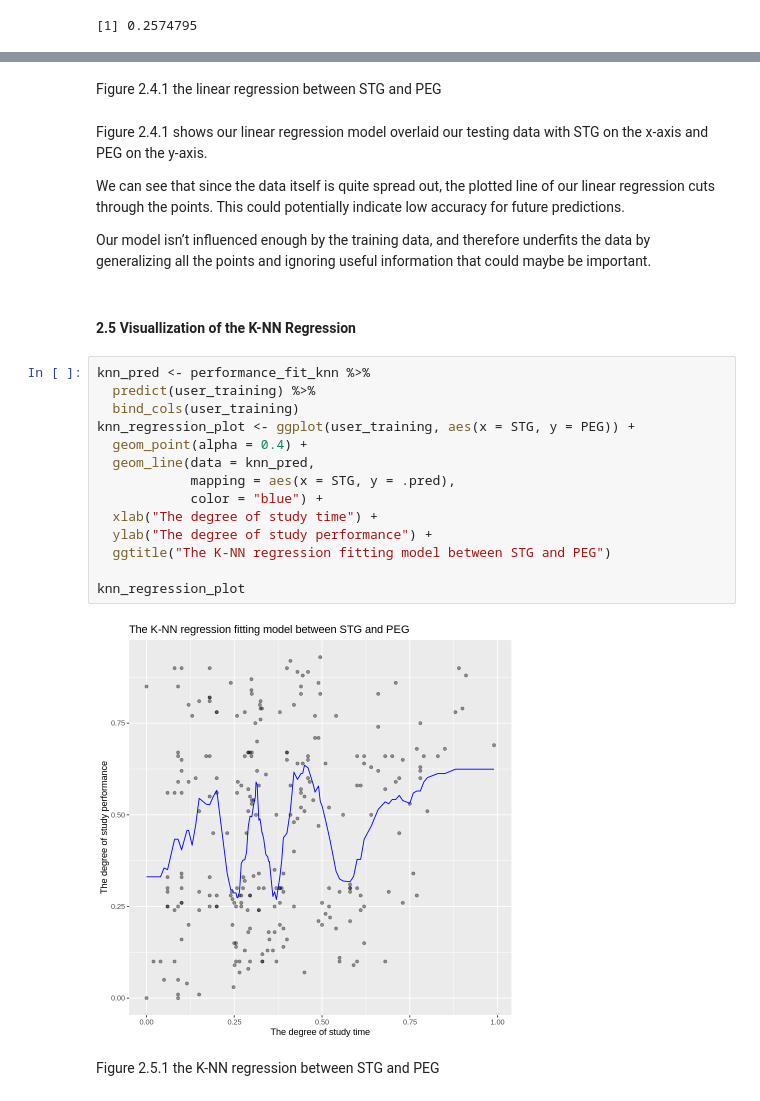
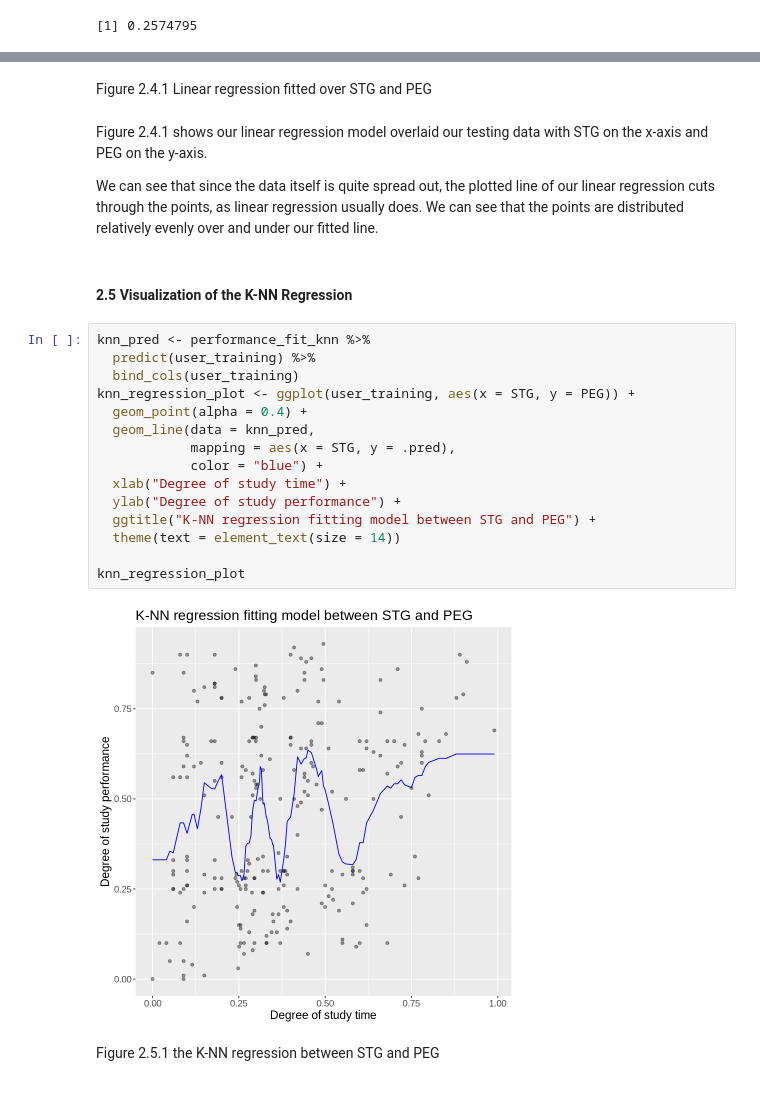
Before and after one commit to snowwang99/DSCI100_group32_project, a Jupyter notebook: DSCI100_Group32_Report.ipynb, the cells around one changed output, grey strips where cells are left out. Drawn from its saved outputs; the diff is of its cells as text.

```diff
--- a/DSCI100_Group32_Report.ipynb
+++ b/DSCI100_Group32_Report.ipynb
@@ -494,30 +493,28 @@ lm_predictions
 # %% [markdown]
-Figure 2.4.1 the linear regression between STG and PEG
+Figure 2.4.1 Linear regression fitted over STG and PEG
 # %% [markdown]
 Figure 2.4.1 shows our linear regression model overlaid our testing data with STG on the x-axis and PEG on the y-axis.
 
-We can see that since the data itself is quite spread out, the plotted line of our linear regression cuts through the points.
-This could potentially indicate low accuracy for future predictions.
-
-Our model isn’t influenced enough by the training data, and therefore underfits the data by generalizing all the points and ignoring useful information that could maybe be important.
+We can see that since the data itself is quite spread out, the plotted line of our linear regression cuts through the points, as linear regression usually does. We can see that the points are distributed relatively evenly over and under our fitted line.
 # %% [markdown]
-#### 2.5 Visuallization of the K-NN Regression
+#### 2.5 Visualization of the K-NN Regression
 # %%
 knn_pred <- performance_fit_knn %>%
   predict(user_training) %>%
   bind_cols(user_training)
 knn_regression_plot <- ggplot(user_training, aes(x = STG, y = PEG)) +
   geom_point(alpha = 0.4) +
   geom_line(data = knn_pred,
             mapping = aes(x = STG, y = .pred),
             color = "blue") +
-  xlab("The degree of study time") +
-  ylab("The degree of study performance") +
-  ggtitle("The K-NN regression fitting model between STG and PEG")
+  xlab("Degree of study time") +
+  ylab("Degree of study performance") +
+  ggtitle("K-NN regression fitting model between STG and PEG") +
+  theme(text = element_text(size = 14))
 
 knn_regression_plot
 # %% [output]
-[figure, old version]
+[figure, new version]
 # %% [markdown]
 Figure 2.5.1 the K-NN regression between STG and PEG
 # %% [markdown]
```
Also changed, not shown: parts of 45 cells of this notebook.
